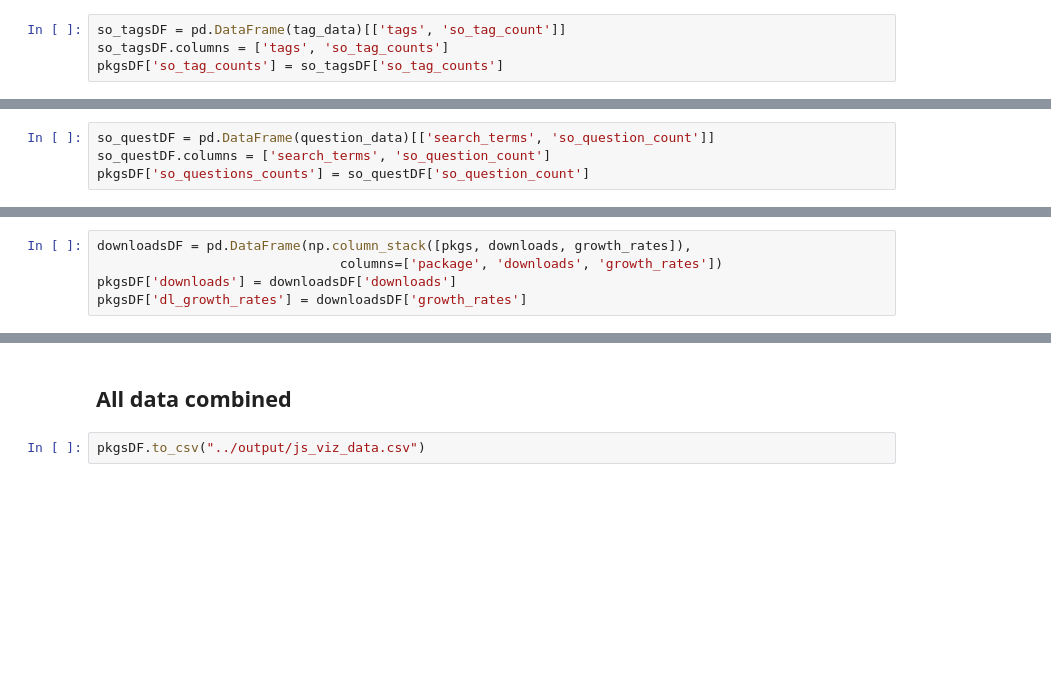
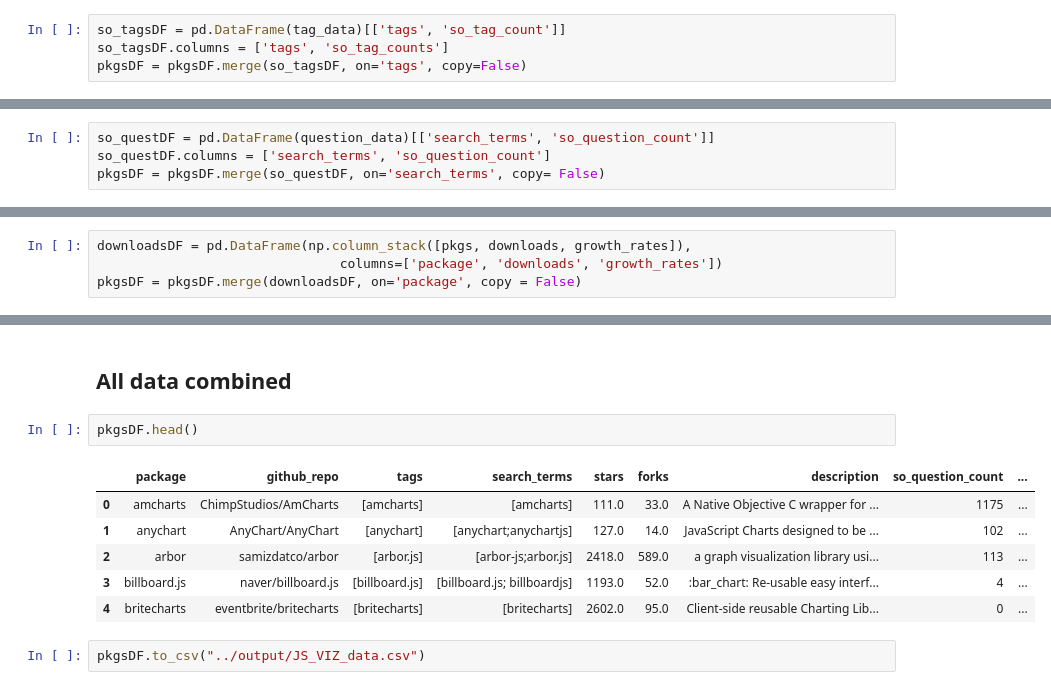
Before and after one commit to thedataincubator/data-science-blogs, a Jupyter notebook: code/make-js-viz-data.ipynb, the cells around one changed output, grey strips where cells are left out. Drawn from its saved outputs; the diff is of its cells as text; blank space fills up the shorter version.

```diff
--- a/code/make-js-viz-data.ipynb
+++ b/code/make-js-viz-data.ipynb
@@ -234,4 +306,4 @@ for tags in pkgTags:
 # %%
 so_tagsDF = pd.DataFrame(tag_data)[['tags', 'so_tag_count']]
 so_tagsDF.columns = ['tags', 'so_tag_counts']
-pkgsDF['so_tag_counts'] = so_tagsDF['so_tag_counts']
+pkgsDF = pkgsDF.merge(so_tagsDF, on='tags', copy=False)
@@ -247,4 +328,4 @@ for terms in pkgTerms:
 # %%
 so_questDF = pd.DataFrame(question_data)[['search_terms', 'so_question_count']]
 so_questDF.columns = ['search_terms', 'so_question_count']
-pkgsDF['so_questions_counts'] = so_questDF['so_question_count']
+pkgsDF = pkgsDF.merge(so_questDF, on='search_terms', copy= False)
@@ -302,5 +392,4 @@ pkgs = pkgsDF['package']
 # %%
 downloadsDF = pd.DataFrame(np.column_stack([pkgs, downloads, growth_rates]),
                                columns=['package', 'downloads', 'growth_rates'])
-pkgsDF['downloads'] = downloadsDF['downloads']
-pkgsDF['dl_growth_rates'] = downloadsDF['growth_rates']
+pkgsDF = pkgsDF.merge(downloadsDF, on='package', copy = False)
@@ -307,4 +405,13 @@ pkgsDF['dl_growth_rates'] = downloadsDF['growth_rates']
 # %% [markdown]
 ## All data combined
+# %%
+pkgsDF.head()
+# %% [output]
+|  | package | github_repo | tags | search_terms | stars | forks | description | so_question_count | ... |
+| 0 | amcharts | ChimpStudios/AmCharts | [amcharts] | [amcharts] | 111.0 | 33.0 | A Native Objective C wrapper for ... | 1175 | ... |
+| 1 | anychart | AnyChart/AnyChart | [anychart] | [anychart;anychartjs] | 127.0 | 14.0 | JavaScript Charts designed to be ... | 102 | ... |
+| 2 | arbor | samizdatco/arbor | [arbor.js] | [arbor-js;arbor.js] | 2418.0 | 589.0 | a graph visualization library usi... | 113 | ... |
+| 3 | billboard.js | naver/billboard.js | [billboard.js] | [billboard.js; billboardjs] | 1193.0 | 52.0 | :bar_chart: Re-usable easy interf... | 4 | ... |
+| 4 | britecharts | eventbrite/britecharts | [britecharts] | [britecharts] | 2602.0 | 95.0 | Client-side reusable Charting Lib... | 0 | ... |
 # %%
-pkgsDF.to_csv("../output/js_viz_data.csv")
+pkgsDF.to_csv("../output/JS_VIZ_data.csv")
```
Also changed, not shown: parts of 53 cells of this notebook, 14 other files.
